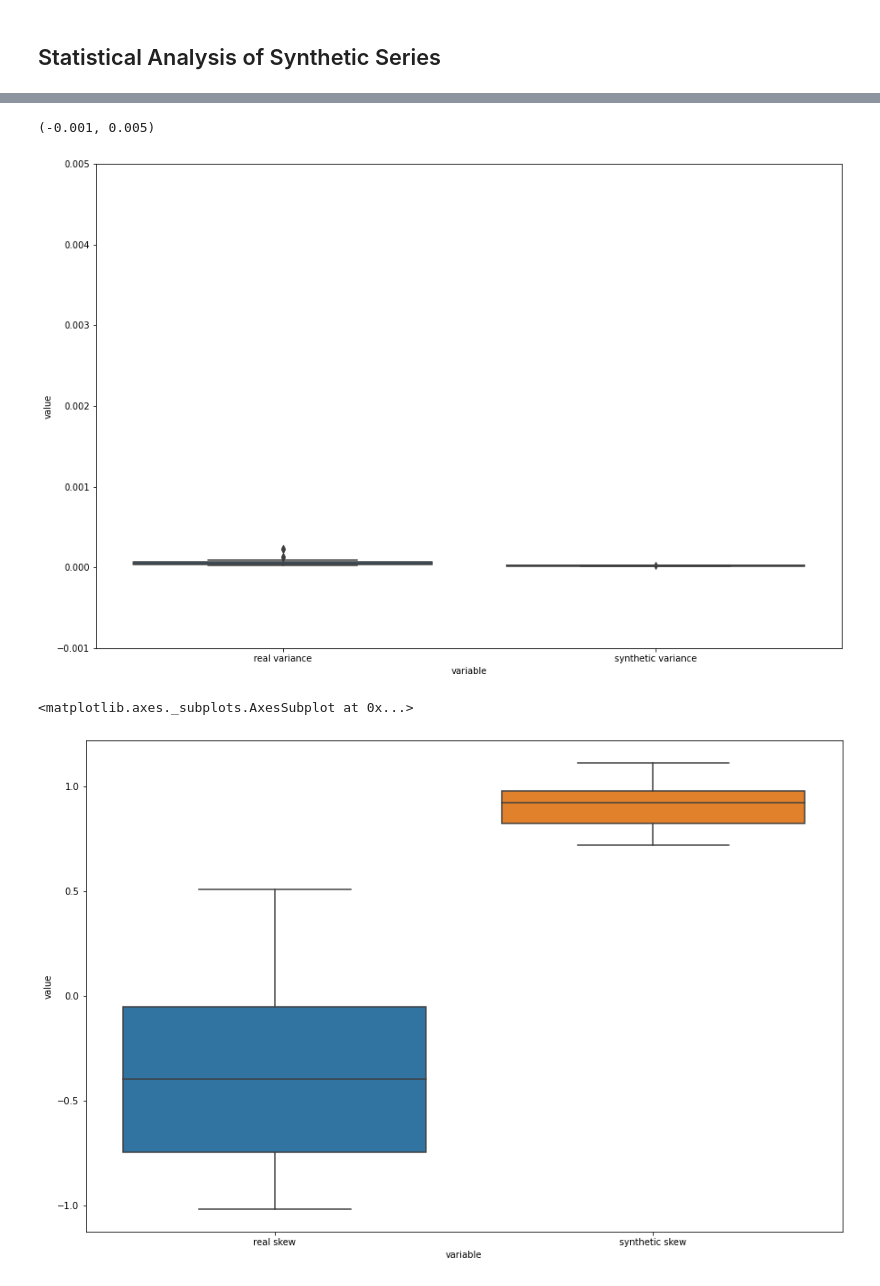
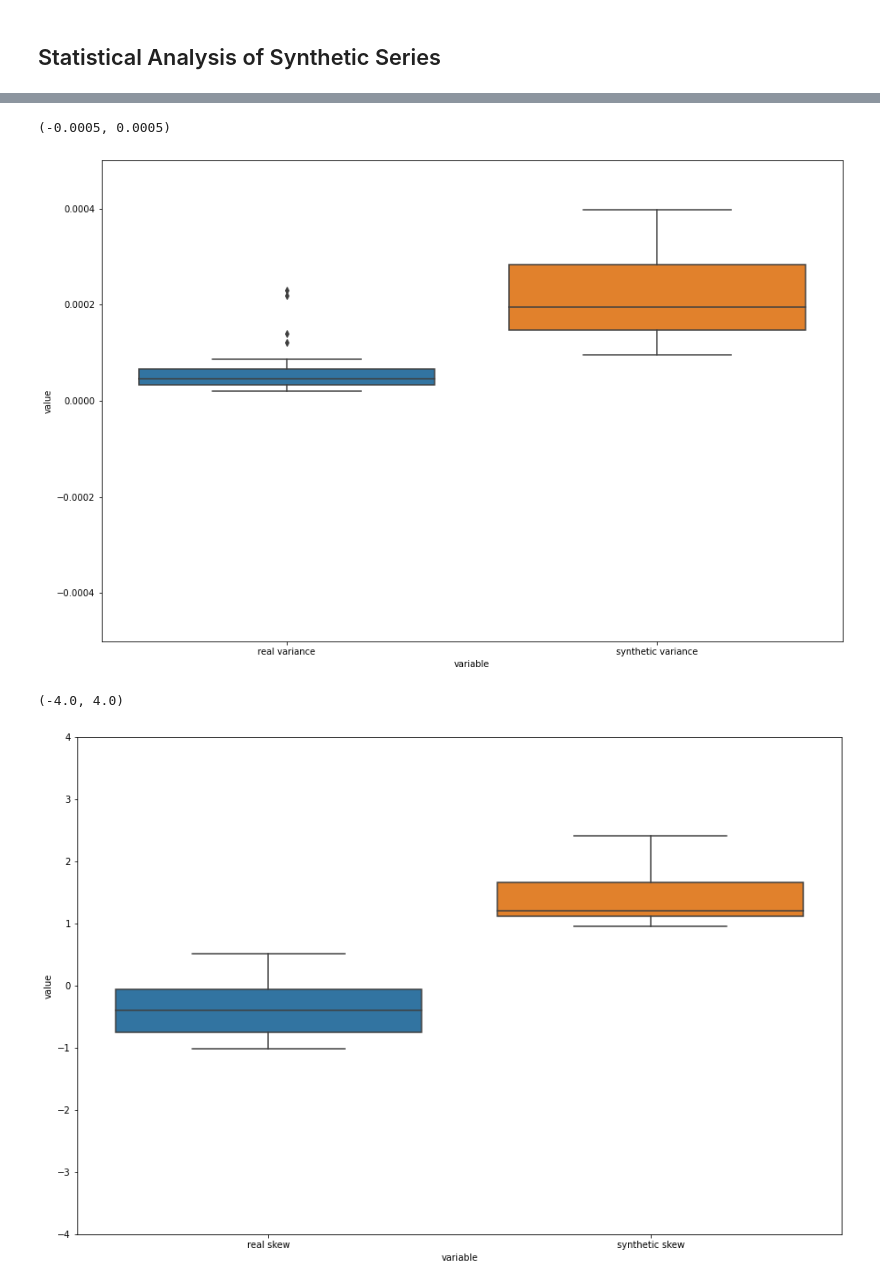
Before and after one commit to nab-126/gan_returns_simulation, a Jupyter notebook: main.ipynb, the cells around one changed output, grey strips where cells are left out. Drawn from its saved outputs; the diff is of its cells as text; code cells hidden in the pictures.

```diff
--- a/main.ipynb
+++ b/main.ipynb
@@ -431,0 +372,6 @@ OrderedDict([('model.0.weight',
+# %%
+g = Generator()
+checkpoint = torch.load('checkpoints/epoch_5600.pkl')
+g.load_state_dict(checkpoint['g_state_dict'])
+g.eval()
+g
@@ -559,7 +478,7 @@ array([ 2.54707684,  1.44483617,  0.60640059,  0.48787184,  2.50619512,
 # %%
 # for sample in trainer.sample((24,50)):
 # for sample in model(Variable(torch.randn(len(mean_real_dataset),50))):
-for sample in trainer.g(Variable(torch.randn(len(mean_real_dataset),50))):
+for sample in g(Variable(torch.randn(len(mean_real_dataset),50))):
     sample = sample.detach().numpy()
     mean_synthetic_dataset = np.append(mean_synthetic_dataset, np.mean(sample))
     var_synthetic_dataset = np.append(var_synthetic_dataset, np.var(sample))
@@ -593,16 +512,17 @@ plt.ylim((-0.005,0.005))
 # %%
 plt.figure (figsize=(15,10))
 sns.boxplot(x="variable", y="value", data=pd.melt(simulated_data[['real variance', 'synthetic variance']]))
-plt.ylim((-0.001,0.005))
+plt.ylim((-0.0005,0.0005))
 # %% [output]
-(-0.001, 0.005)
+(-0.0005, 0.0005)
-[figure, old version]
+[figure, new version]
 # %%
 plt.figure (figsize=(15,10))
 sns.boxplot(x="variable", y="value", data=pd.melt(simulated_data[['real skew', 'synthetic skew']]))
+plt.ylim((-4,4))
 # %% [output]
-<matplotlib.axes._subplots.AxesSubplot at 0x...>
+(-4.0, 4.0)
-[figure, old version]
+[figure, new version]
 # %%
 plt.figure (figsize=(15,10))
 sns.boxplot(x="variable", y="value", data=pd.melt(simulated_data[['real kurtosis', 'synthetic kurtosis']]))
```
Also changed, not shown: parts of 21 cells of this notebook, 1 other file.
